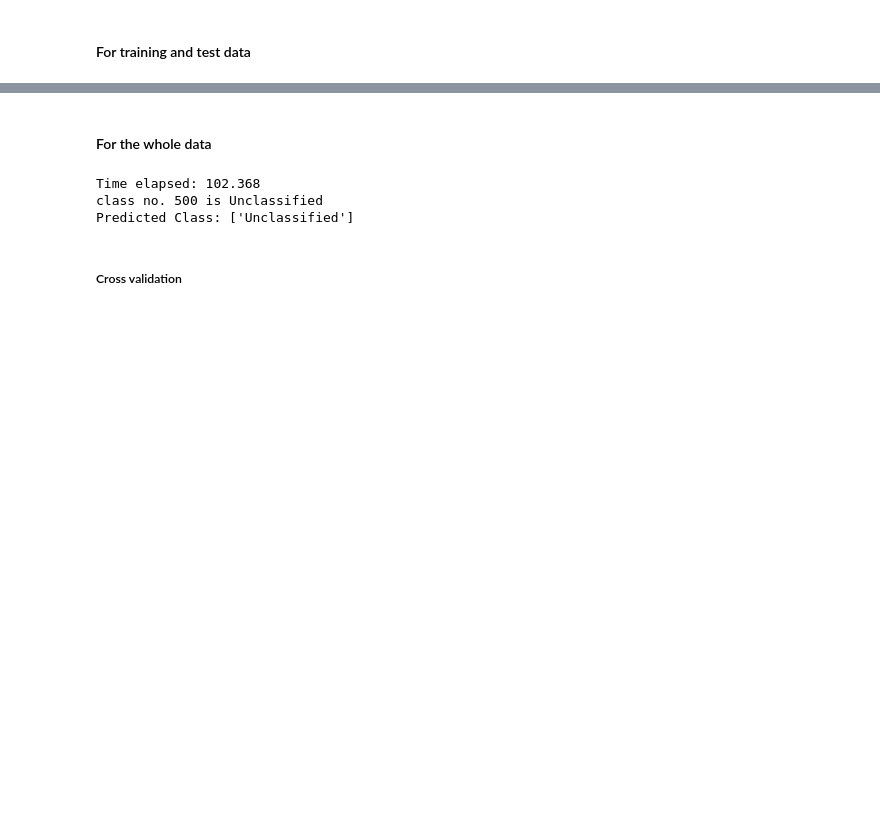
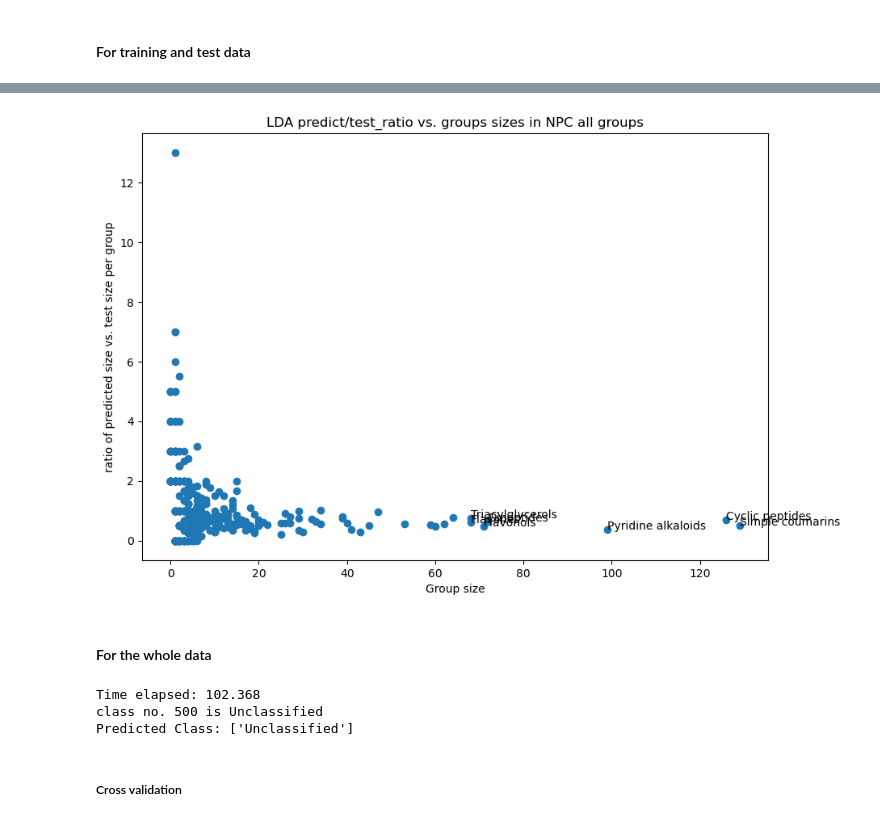
Before and after one commit to Yiyuan-Ding/MS2ChemClass, a Jupyter notebook: classification_lda.ipynb, the cells around one changed output, grey strips where cells are left out. Cells and saved outputs as stored; diff of their text form; code cells hidden in the pictures; blank space fills up the shorter version.

```diff
--- a/classification_lda.ipynb
+++ b/classification_lda.ipynb
@@ -130,3 +217,17 @@ len(y_pred)
+# %%
+x= accuracy_dict['group_size_test']
+y= accuracy_dict['predict_vs_test_size']
+plt.rcParams.update({'figure.figsize':(10,7), 'figure.dpi':100})
+plt.scatter(x, y)
+plt.title('LDA predict/test_ratio vs. groups sizes in NPC all groups')
+plt.xlabel('Group size')
+plt.ylabel('ratio of predicted size vs. test size per group')
+for i,txt in enumerate(labels_a):
+    if x[i] > 65:
+        plt.annotate(txt,(x[i],y[i]))
+plt.show()
+# %% [output]
+[figure, added]
 # %% [markdown]
 #### For the whole data
 # %%
```
Also changed, not shown: parts of 29 cells of this notebook, 7 other files.
